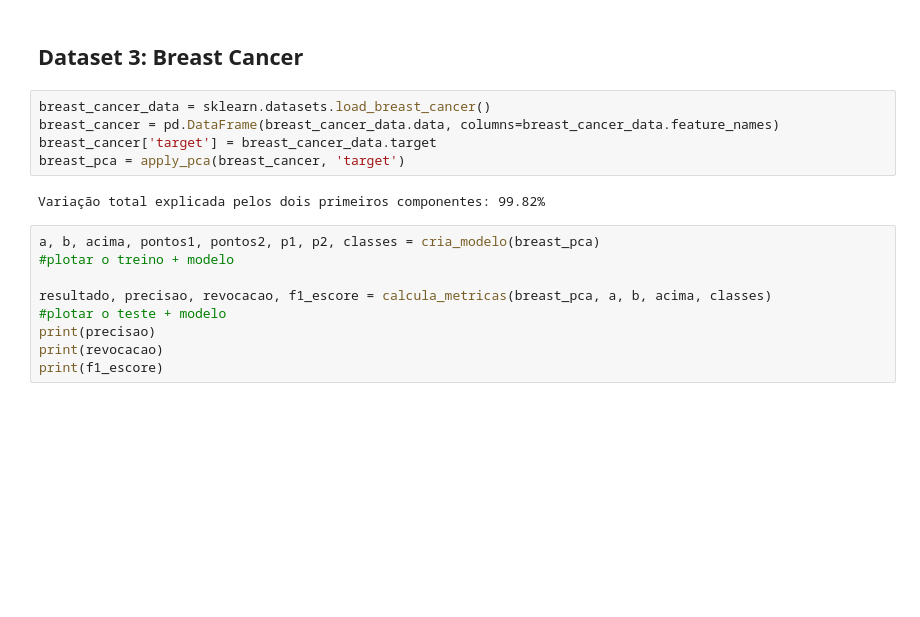
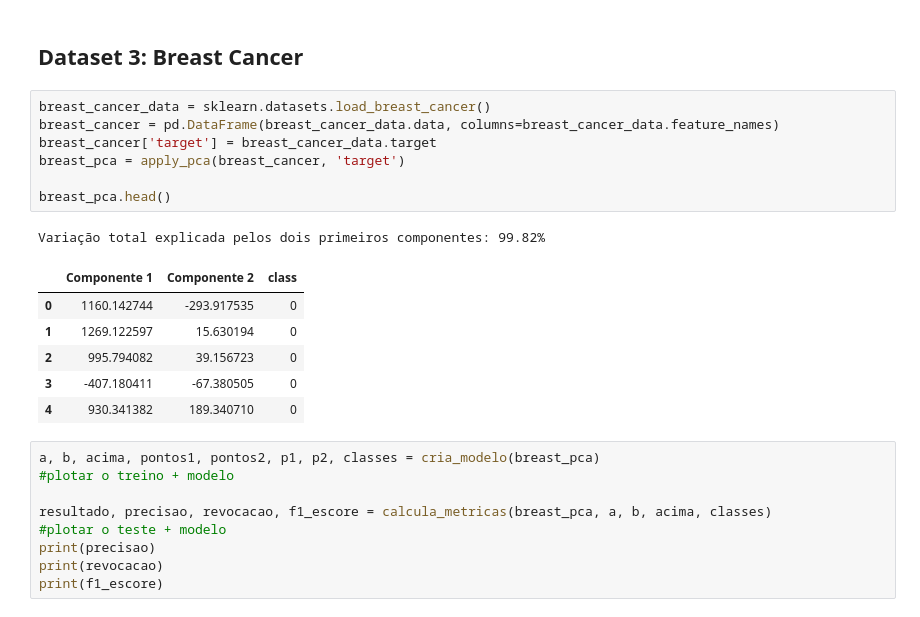
Before and after one commit to avelarh/TP-GeometriaComputacional-Alg2, a Jupyter notebook: amizade.ipynb, the cells around one changed output. Cells and saved outputs as stored; diff of their text form; blank space fills up the shorter version.

```diff
--- a/amizade.ipynb
+++ b/amizade.ipynb
@@ -464,10 +476,18 @@ Text(0.5, 1.0, 'Classificação')
 # %%
 breast_cancer_data = sklearn.datasets.load_breast_cancer()
 breast_cancer = pd.DataFrame(breast_cancer_data.data, columns=breast_cancer_data.feature_names)
 breast_cancer['target'] = breast_cancer_data.target
 breast_pca = apply_pca(breast_cancer, 'target')
+
+breast_pca.head()
 # %% [output]
 Variação total explicada pelos dois primeiros componentes: 99.82%
+|  | Componente 1 | Componente 2 | class |
+| 0 | 1160.142744 | -293.917535 | 0 |
+| 1 | 1269.122597 | 15.630194 | 0 |
+| 2 | 995.794082 | 39.156723 | 0 |
+| 3 | -407.180411 | -67.380505 | 0 |
+| 4 | 930.341382 | 189.340710 | 0 |
 # %%
 a, b, acima, pontos1, pontos2, p1, p2, classes = cria_modelo(breast_pca)
 #plotar o treino + modelo
```
Also changed, not shown: parts of 6 cells of this notebook.
